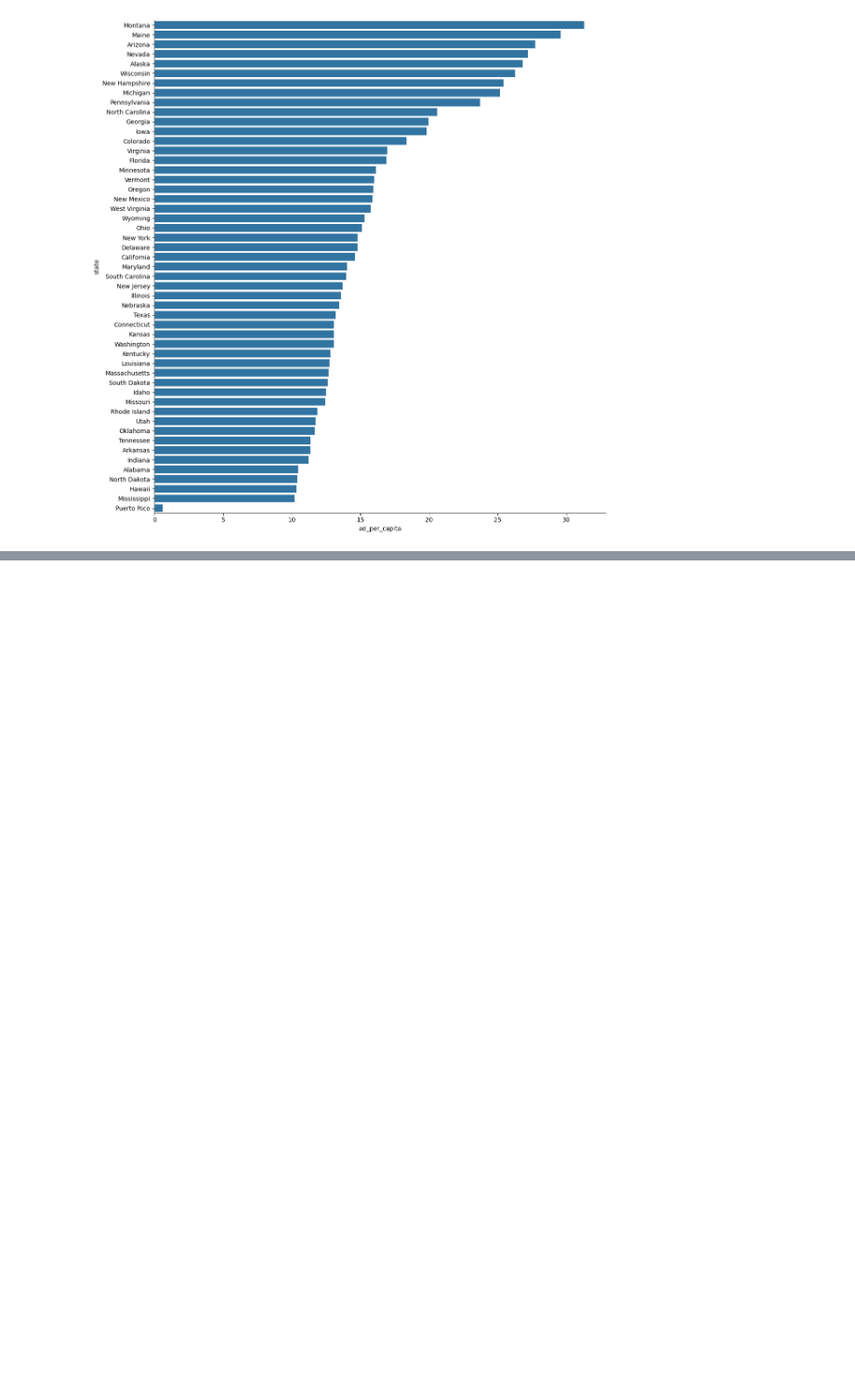
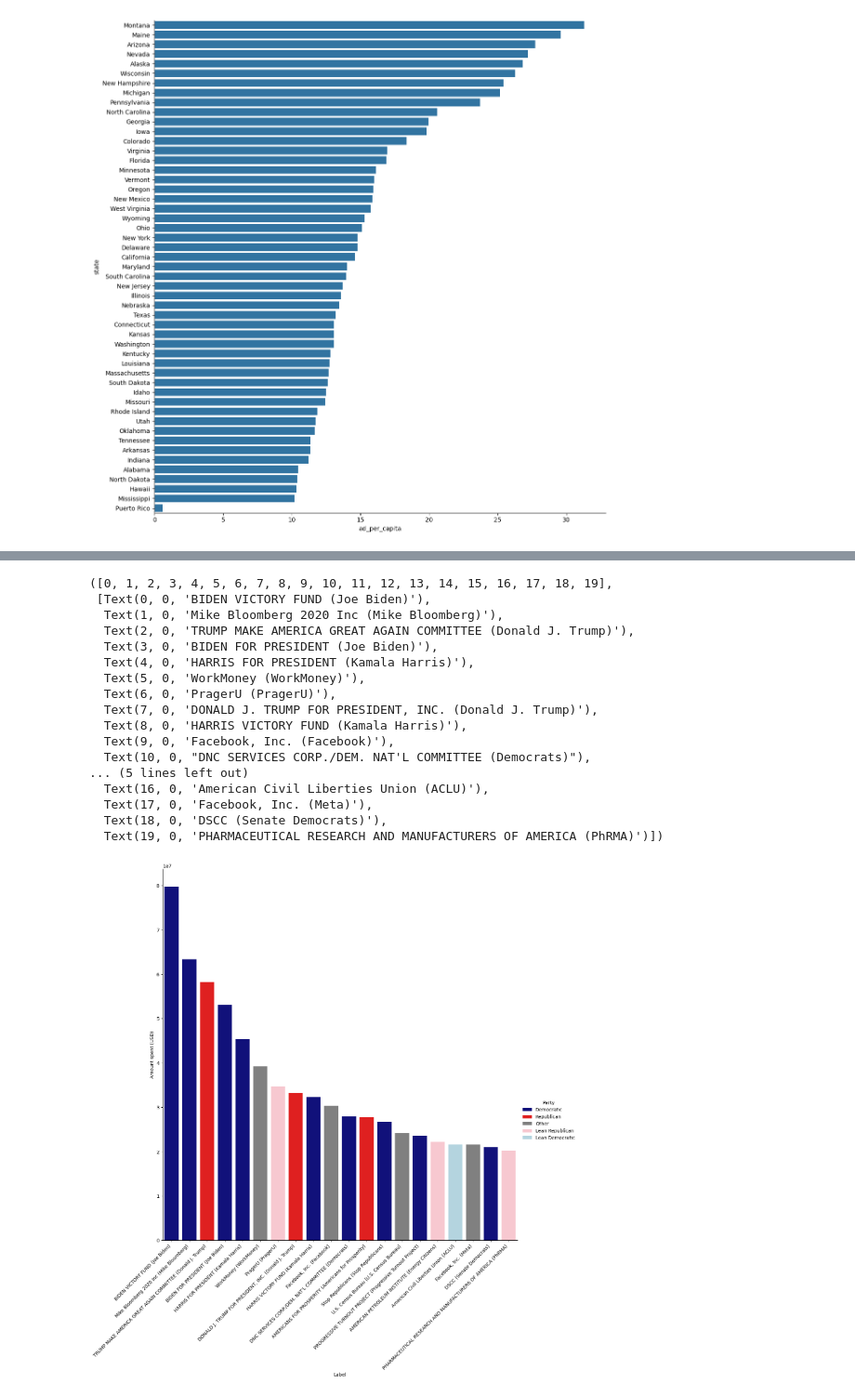
Before and after one commit to ixavon1/CS-216-Project, a Jupyter notebook: Q2/Q2.ipynb, the cells around one changed output, grey strips where cells are left out. Shown at 93% size. Cells and saved outputs as stored; diff of their text form; code cells hidden in the pictures; blank space fills up the shorter version.

```diff
--- a/Q2/Q2.ipynb
+++ b/Q2/Q2.ipynb
@@ -185,3 +186,6 @@ sns.catplot(
 # %% [output]
 <seaborn.axisgrid.FacetGrid at 0x...>
 [figure]
+# %%
+topSpenders = ads.iloc[:20].copy()
+topSpenders.head(20)
@@ -187,0 +264,31 @@ sns.catplot(
+# %%
+sns.catplot(
+    data=topSpenders,
+    x="Label",
+    y="Amount spent (USD)",
+    kind="bar",
+    hue="Party",
+    palette=colors,
+    height=12,
+    aspect=1
+)
+plt.xticks(rotation=45, horizontalalignment='right')
+# %% [output]
+([0, 1, 2, 3, 4, 5, 6, 7, 8, 9, 10, 11, 12, 13, 14, 15, 16, 17, 18, 19],
+ [Text(0, 0, 'BIDEN VICTORY FUND (Joe Biden)'),
+  Text(1, 0, 'Mike Bloomberg 2020 Inc (Mike Bloomberg)'),
+  Text(2, 0, 'TRUMP MAKE AMERICA GREAT AGAIN COMMITTEE (Donald J. Trump)'),
+  Text(3, 0, 'BIDEN FOR PRESIDENT (Joe Biden)'),
+  Text(4, 0, 'HARRIS FOR PRESIDENT (Kamala Harris)'),
+  Text(5, 0, 'WorkMoney (WorkMoney)'),
+  Text(6, 0, 'PragerU (PragerU)'),
+  Text(7, 0, 'DONALD J. TRUMP FOR PRESIDENT, INC. (Donald J. Trump)'),
+  Text(8, 0, 'HARRIS VICTORY FUND (Kamala Harris)'),
+  Text(9, 0, 'Facebook, Inc. (Facebook)'),
+  Text(10, 0, "DNC SERVICES CORP./DEM. NAT'L COMMITTEE (Democrats)"),
+... (5 lines left out)
+  Text(16, 0, 'American Civil Liberties Union (ACLU)'),
+  Text(17, 0, 'Facebook, Inc. (Meta)'),
+  Text(18, 0, 'DSCC (Senate Democrats)'),
+  Text(19, 0, 'PHARMACEUTICAL RESEARCH AND MANUFACTURERS OF AMERICA (PhRMA)')])
+[figure, added]
```
Also changed, not shown: parts of 3 cells of this notebook.
